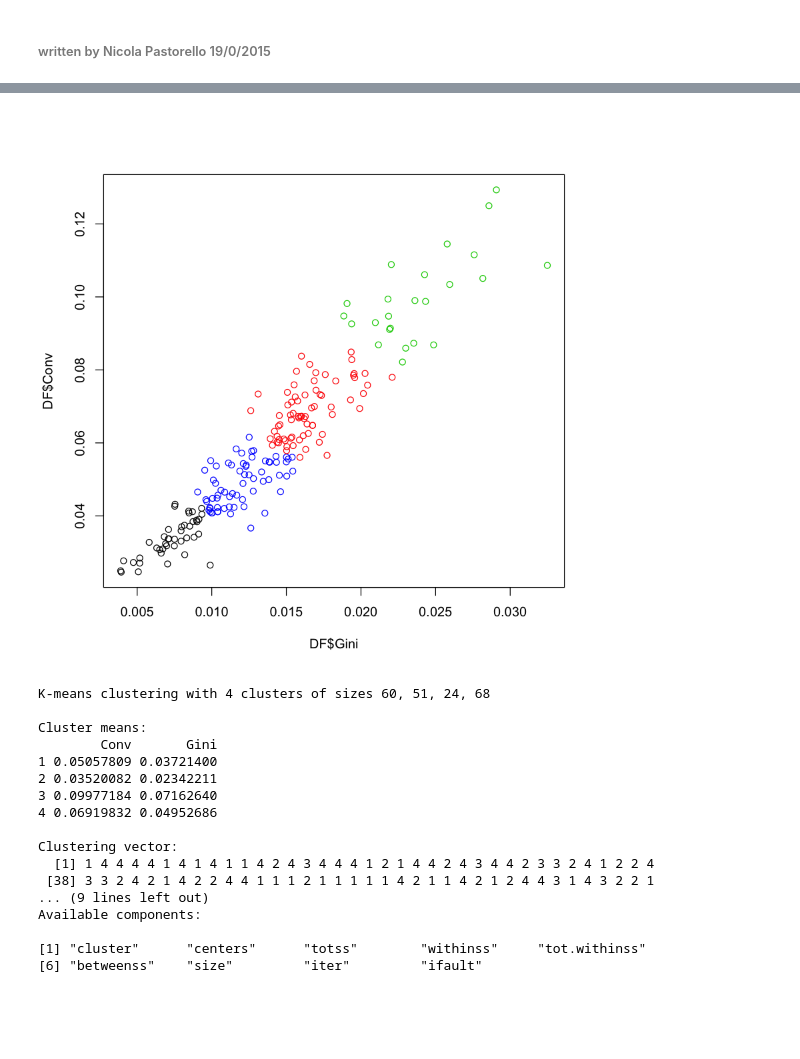
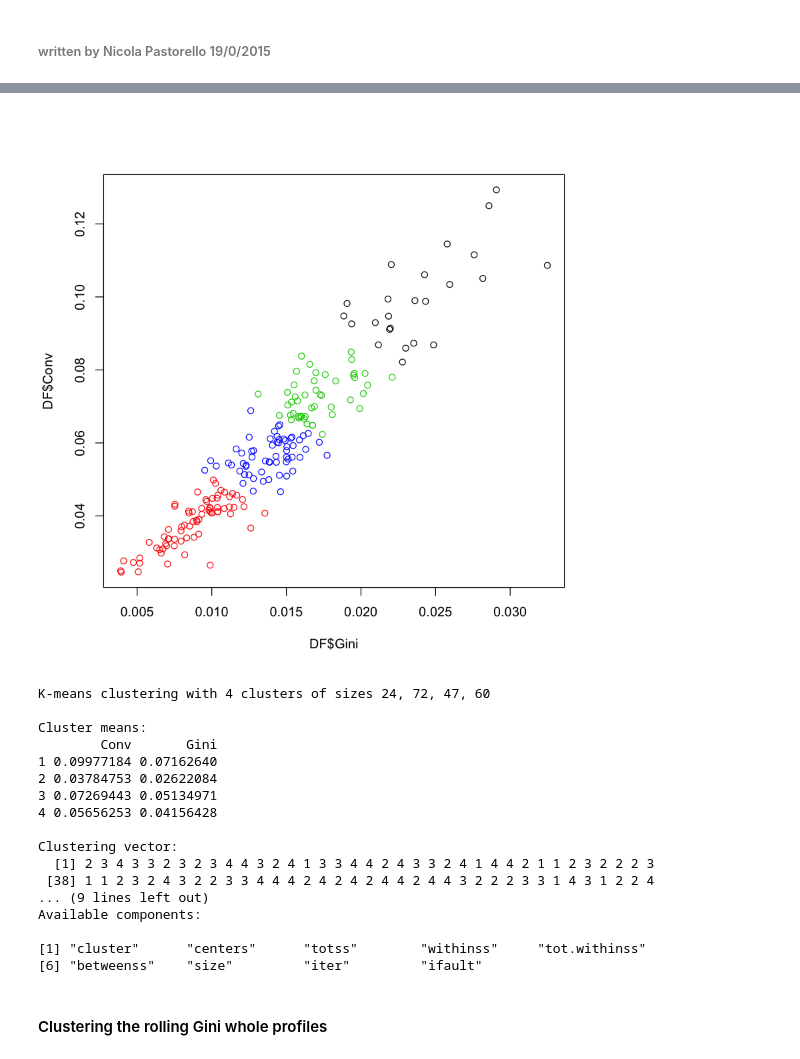
Before and after one commit to pastorenick/StressTest, a Jupyter notebook: Stress_analysis_grouping.ipynb, the cells around one changed output, grey strips where cells are left out. Drawn from its saved outputs; the diff is of its cells as text; code cells hidden in the pictures; blank space fills up the shorter version.

```diff
--- a/Stress_analysis_grouping.ipynb
+++ b/Stress_analysis_grouping.ipynb
@@ -25,30 +25,34 @@ plot(c(DF$Conv), col=kc_Gauss$cluster)
 # %%
 # K-mean clustering with both Gini and Convolved std
 nDF <- DF
 nDF$ID <- NULL
 nDF$X <- NULL
+nDF$GiniProf <- NULL
+nDF$ConvProf <- NULL
 nDF$Gini <- nDF$Gini*3
 kc_Both <- kmeans(nDF, 4)
 plot(DF$Gini, DF$Conv, col=kc_Both$cluster)
 # %% [output]
-[figure, old version]
+[figure, new version]
 # %%
 (kc_Both)#(kc_Both$cluster)
 # %% [output]
-K-means clustering with 4 clusters of sizes 60, 51, 24, 68
+K-means clustering with 4 clusters of sizes 24, 72, 47, 60
 
 Cluster means:
         Conv       Gini
-1 0.05057809 0.03721400
-2 0.03520082 0.02342211
-3 0.09977184 0.07162640
-4 0.06919832 0.04952686
+1 0.09977184 0.07162640
+2 0.03784753 0.02622084
+3 0.07269443 0.05134971
+4 0.05656253 0.04156428
 
 Clustering vector:
-  [1] 1 4 4 4 4 1 4 1 4 1 1 4 2 4 3 4 4 4 1 2 1 4 4 2 4 3 4 4 2 3 3 2 4 1 2 2 4
- [38] 3 3 2 4 2 1 4 2 2 4 4 1 1 1 2 1 1 1 1 1 4 2 1 1 4 2 1 2 4 4 3 1 4 3 2 2 1
+  [1] 2 3 4 3 3 2 3 2 3 4 4 3 2 4 1 3 3 4 4 2 4 3 3 2 4 1 4 4 2 1 1 2 3 2 2 2 3
+ [38] 1 1 2 3 2 4 3 2 2 3 3 4 4 4 2 4 2 4 2 4 4 2 4 4 3 2 2 2 3 3 1 4 3 1 2 2 4
 ... (9 lines left out)
 Available components:
 
 [1] "cluster"      "centers"      "totss"        "withinss"     "tot.withinss"
 [6] "betweenss"    "size"         "iter"         "ifault"
+# %% [markdown]
+#### Clustering the rolling Gini whole profiles
```
Also changed, not shown: parts of 7 cells of this notebook, 1 other file.
